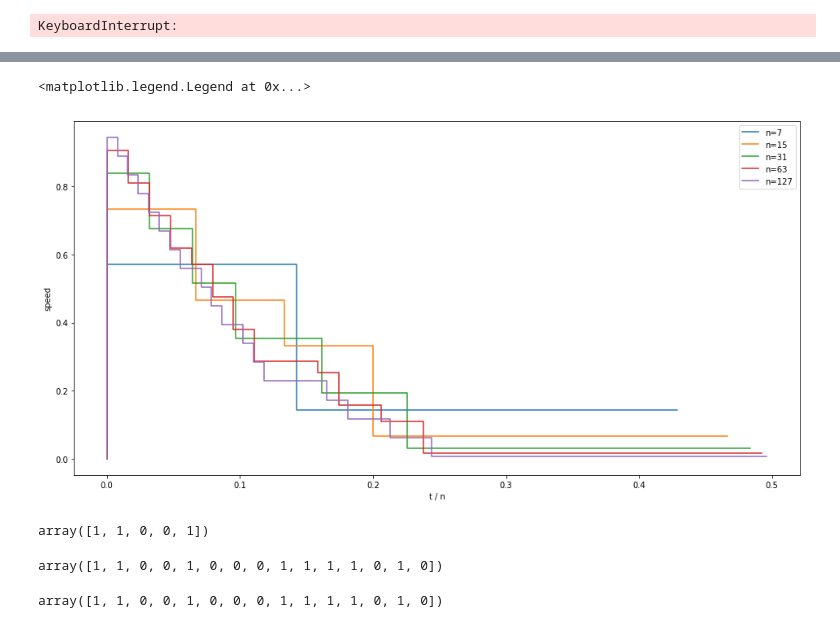
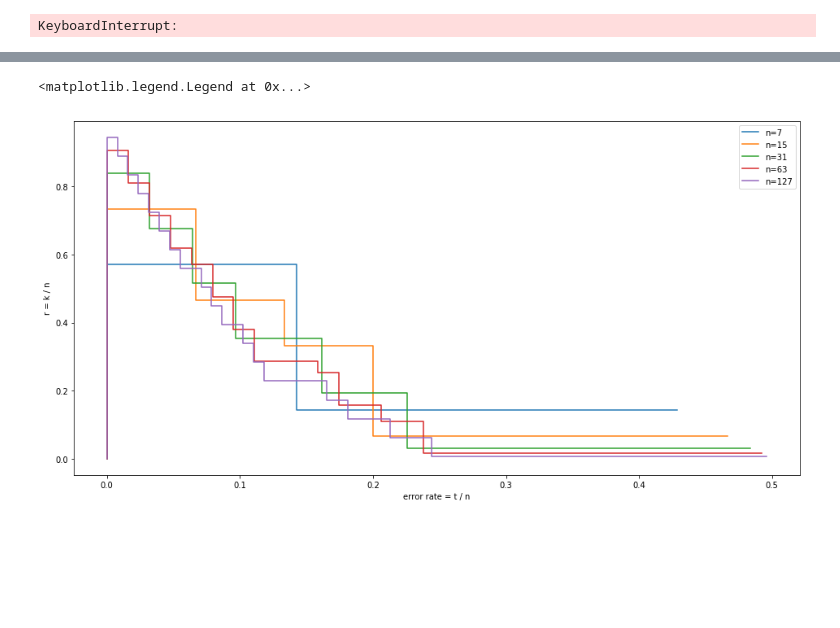
Before and after one commit to garx0/pa, a Jupyter notebook: bch_codes_analysis.ipynb, the cells around one changed output, grey strips where cells are left out. Cells and saved outputs as stored; diff of their text form; code cells hidden in the pictures; blank space fills up the shorter version.

```diff
--- a/bch_codes_analysis.ipynb
+++ b/bch_codes_analysis.ipynb
@@ -100,17 +81,15 @@ df
 # %%
 n_list = [7, 15, 31, 63, 127, 255, 511, 1023, 2047]
 plt.figure(figsize=(16,8))
-# ax = fig.add_subplot(111)
 for n in n_list:
     df_choice = df[df.n==n]
     x = df_choice.t.values / n
     x = np.concatenate(([0], x))
-    y = df_choice.speed.values
+    y = df_choice.r.values
     y = np.concatenate(([0], y))
     plt.step(x, y, where='pre', label=f"n={n}")
-#     plt.plot(df_choice["t"], df_choice["speed"], label=f"{n} line")
-plt.xlabel('t / n')
-plt.ylabel('speed')
+plt.xlabel('error rate = t / n')
+plt.ylabel('r = k / n')
 plt.legend()
 # %% [output]
 <matplotlib.legend.Legend at 0x...>
@@ -118,18 +97,16 @@ plt.legend()
 # %%
 n_list2 = [7, 15, 31, 63, 127]
 plt.figure(figsize=(16,8))
-# ax = fig.add_subplot(111)
 for n in n_list2:
     df_choice = df[df.n==n]
     x = df_choice.t.values / n
     x = np.concatenate(([0], x))
-    y = df_choice.speed.values
+    y = df_choice.r.values
     y = np.concatenate(([0], y))
     plt.step(x, y, where='pre', label=f"n={n}")
-#     plt.plot(df_choice["t"], df_choice["speed"], label=f"{n} line")
-plt.xlabel('t / n')
-plt.ylabel('speed')
+plt.xlabel('error rate = t / n')
+plt.ylabel('r = k / n')
 plt.legend()
 # %% [output]
 <matplotlib.legend.Legend at 0x...>
-[figure, old version]
+[figure, new version]
@@ -141,10 +112,0 @@ k = bch.k
-# %%
-U = np.random.choice(2, k)
-U
-# %% [output]
-array([1, 1, 0, 0, 1])
-# %%
-V = bch.encode(U)
-V
-# %% [output]
-array([1, 1, 0, 0, 1, 0, 0, 0, 1, 1, 1, 1, 0, 1, 0])
@@ -154,4 +112,0 @@ W[[2,4]] ^= 1
-# %%
-bch.decode(W, method='pgz')
-# %% [output]
-array([1, 1, 0, 0, 1, 0, 0, 0, 1, 1, 1, 1, 0, 1, 0])
```
Also changed, not shown: parts of 9 cells of this notebook, 4 other files.
